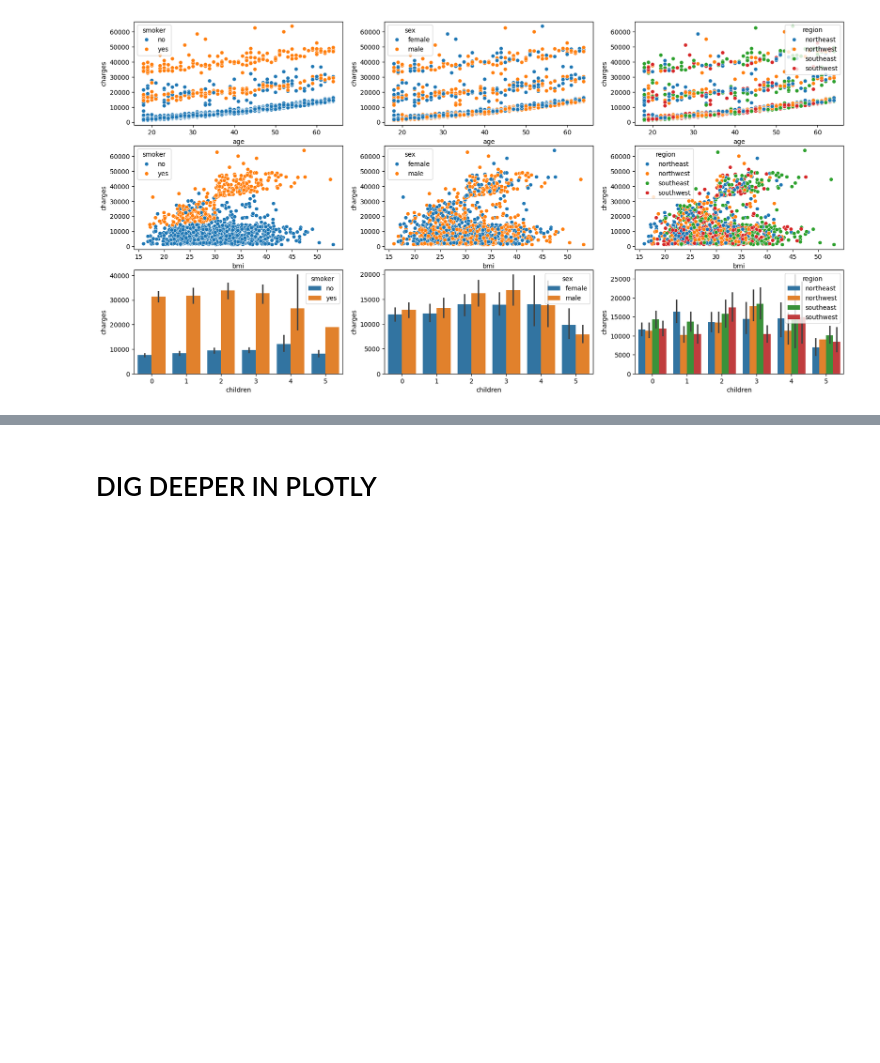
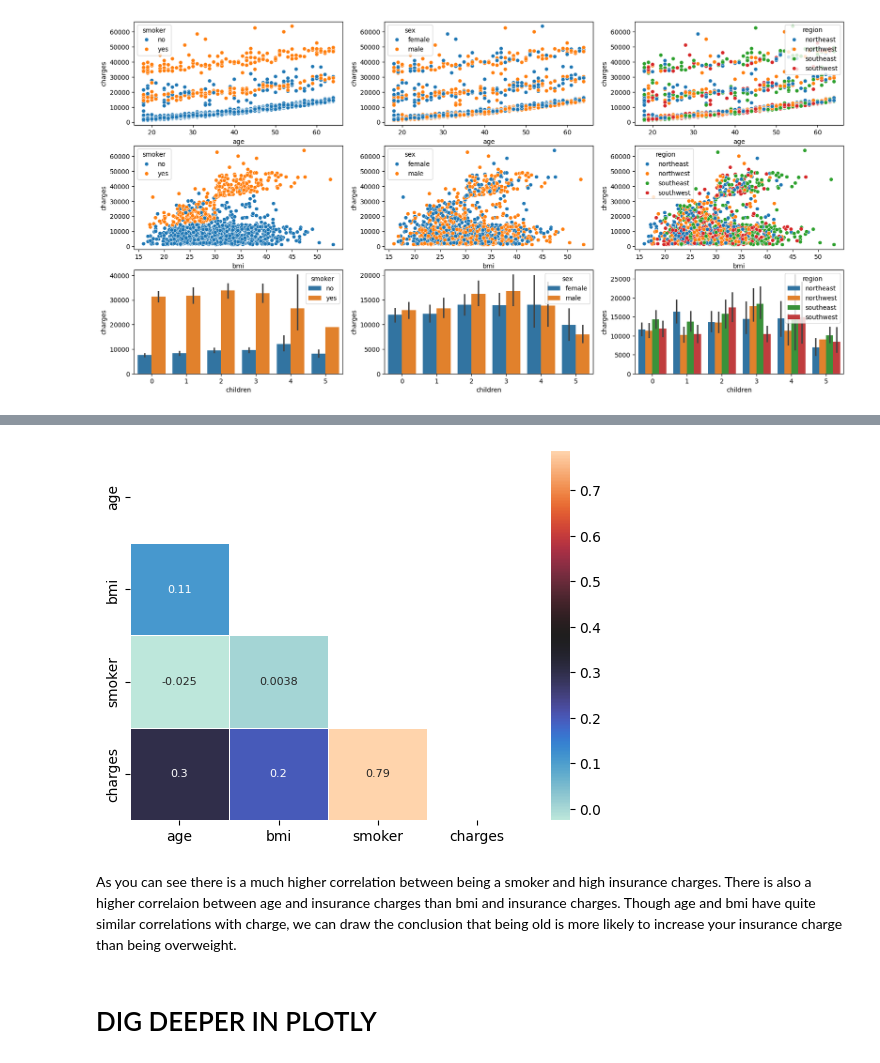
Before and after one commit to tb9757/Assignment-1---Healthcare-analysis, a Jupyter notebook: jupyter_notebooks/exploratory_data_analysis.ipynb, the cells around one changed output, grey strips where cells are left out. Saved outputs shown, nothing was run; the diff lists cells and outputs as text; code cells hidden in the pictures; blank space fills up the shorter version.

```diff
--- a/jupyter_notebooks/exploratory_data_analysis.ipynb
+++ b/jupyter_notebooks/exploratory_data_analysis.ipynb
@@ -166,3 +206,14 @@ sns.barplot(data=df, x='children', y='charges', hue='region', ax=ax[2,2])
+# %%
+# code copied from LMS to remove duplicated side
+mask = np.zeros_like(df_correlation)
+mask[np.triu_indices_from(mask)] = True
+sns.heatmap(df_correlation,annot=True,mask=mask,cmap='icefire',annot_kws={"size": 8},linewidths=0.5)
+plt.ylim(df_correlation.shape[1],0);
+plt.show()
+# %% [output]
+[figure, added]
+# %% [markdown]
+As you can see there is a much higher correlation between being a smoker and high insurance charges. There is also a higher correlaion between age and insurance charges than bmi and insurance charges. Though age and bmi have quite similar correlations with charge, we can draw the conclusion that being old is more likely to increase your insurance charge than being overweight.
 # %% [markdown]
 # DIG DEEPER IN PLOTLY
 # %%
```
Also changed, not shown: parts of 10 cells of this notebook.
